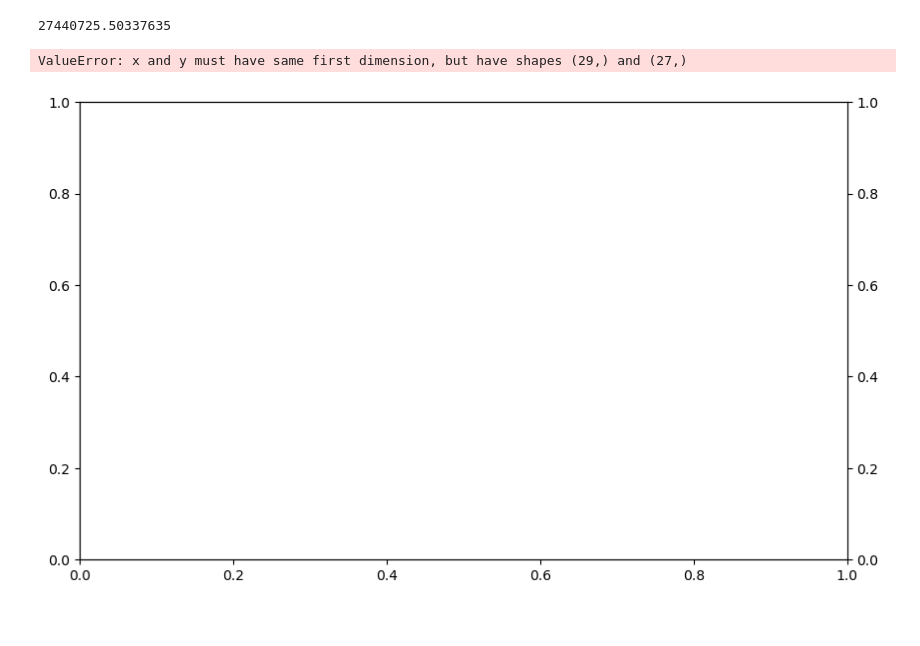
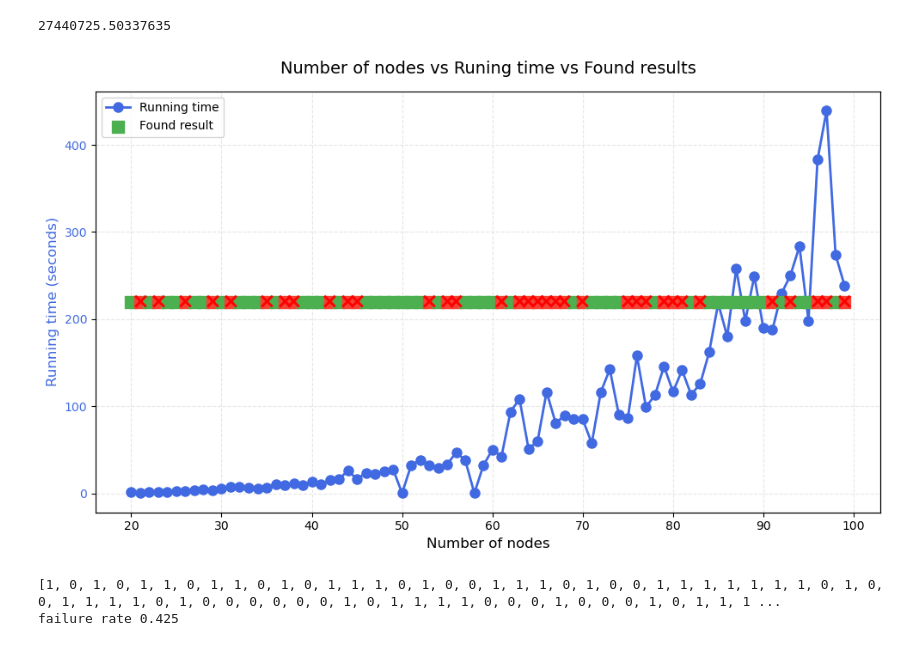
Before and after one commit to yongyuchen/ATSP, a Jupyter notebook: Untitled8-Copy2.ipynb, the cells around one changed output. Saved outputs shown, nothing was run; the diff lists cells and outputs as text; code cells hidden in the pictures.

```diff
--- a/Untitled8-Copy2.ipynb
+++ b/Untitled8-Copy2.ipynb
@@ -935,12 +1077,15 @@ def main(n):
 import time
 timecount = []
 results_true = []
-for i in range(3, 30):
-    start = time.perf_counter()
+percentage = []
+for i in range(100, 151):
+    #start = time.perf_counter()
     main(i)
-    end = time.perf_counter()
-    print(f"耗时: {end - start:.6f}秒")  # 输出示例：耗时: 0.500125秒
-    timecount.append(end - start)
-    del start, end
+    #end = time.perf_counter()
+    #print(f"耗时: {end - start:.6f}秒")  # 输出示例：耗时: 0.500125秒
+    #timecount.append(end - start)
+    #del start, end
 print(timecount)
+print(results_true)
+print(percentage)
 # %% [output]
@@ -1256,7 +1328,7 @@ import matplotlib.pyplot as plt
 import numpy as np
 
 # 示例数据（替换为您的实际数据）
-x = range(1, 30)
+x = range(20, 100)
 y_time = timecount
 y_found = results_true
 #x = [10, 20, 30, 40, 50, 60, 70, 80]  # 节点数量
@@ -1269,34 +1341,45 @@ ax2 = ax1.twinx()  # 共享X轴，创建第二个Y轴
 
 # --- 绘制运行时间（左Y轴）---
 line = ax1.plot(x, y_time, 'o-', color='royalblue', linewidth=2, markersize=8, label='Running time')
 ax1.set_xlabel('Number of nodes', fontsize=12)
 ax1.set_ylabel('Running time (seconds)', fontsize=12, color='royalblue')
 ax1.tick_params(axis='y', labelcolor='royalblue')
 ax1.grid(True, linestyle='--', alpha=0.3)
 
 # --- 绘制最优值状态（右Y轴）---
 # 生成颜色列表：绿色=找到，红色=未找到
 colors = ['#4CAF50' if found else '#F44336' for found in y_found]
 # 绘制散点（高度固定为0，仅用颜色标记）
-scatter = ax2.scatter(x, np.zeros(len(x)), c=colors, s=100, marker='s', label='Found the optimal')
+scatter = ax2.scatter(x, np.zeros(len(x)), c=colors, s=100, marker='s', label='Found result')
 ax2.set_yticks([])  # 隐藏右Y轴刻度（仅用颜色表示状态）
 
 # --- 图例与标注 ---
 # 合并两个图例
 handles1, labels1 = ax1.get_legend_handles_labels()
 handles2, labels2 = ax2.get_legend_handles_labels()
 ax1.legend(handles1 + handles2, labels1 + labels2, loc='upper left', fontsize=10)
 
 # 在未找到的点上添加红色"×"
 for i, (xi, found) in enumerate(zip(x, y_found)):
     if not found:
         ax2.text(xi, 0, '×', fontsize=18, ha='center', va='center', color='red', fontweight='bold')
 
 # --- 美化图形 ---
-plt.title('Number of nodes vs Runing time vs Optimalitiy', fontsize=14, pad=15)
+plt.title('Number of nodes vs Runing time vs Found results', fontsize=14, pad=15)
 plt.tight_layout()
 plt.savefig('combined_plot.png', dpi=300)
 plt.show()
 # %% [output]
-ValueError: x and y must have same first dimension, but have shapes (29,) and (27,)
-[figure, old version]
+[figure, new version]
+# %%
+print(results_true)
+total_count = len(results_true)  # total length of the date
+if total_count == 0:             # exception for 0
+    # empty array0.0
+    print("error total count is 0")
+zero_count = results_true.count(0)  # counts the times of 0
+failure_rate = zero_count / total_count
+print("failure rate " + str(failure_rate))
+# %% [output]
+[1, 0, 1, 0, 1, 1, 0, 1, 1, 0, 1, 0, 1, 1, 1, 0, 1, 0, 0, 1, 1, 1, 0, 1, 0, 0, 1, 1, 1, 1, 1, 1, 1, 0, 1, 0, 0, 1, 1, 1, 1, 0, 1, 0, 0, 0, 0, 0, 0, 1, 0, 1, 1, 1, 1, 0, 0, 0, 1, 0, 0, 0, 1, 0, 1, 1, 1 ...
+failure rate 0.425
```
Also changed, not shown: parts of 10 cells of this notebook, 1 other file.
